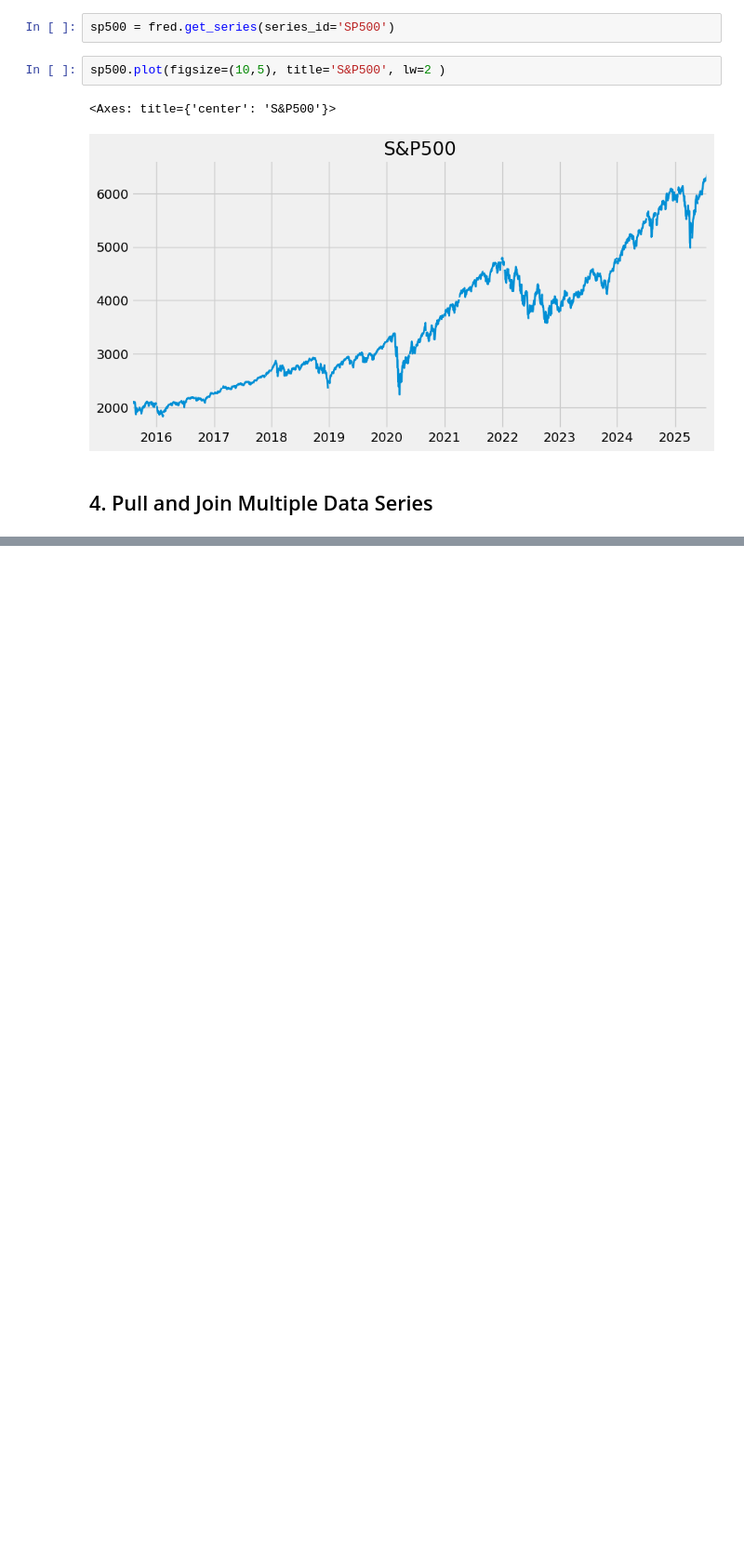
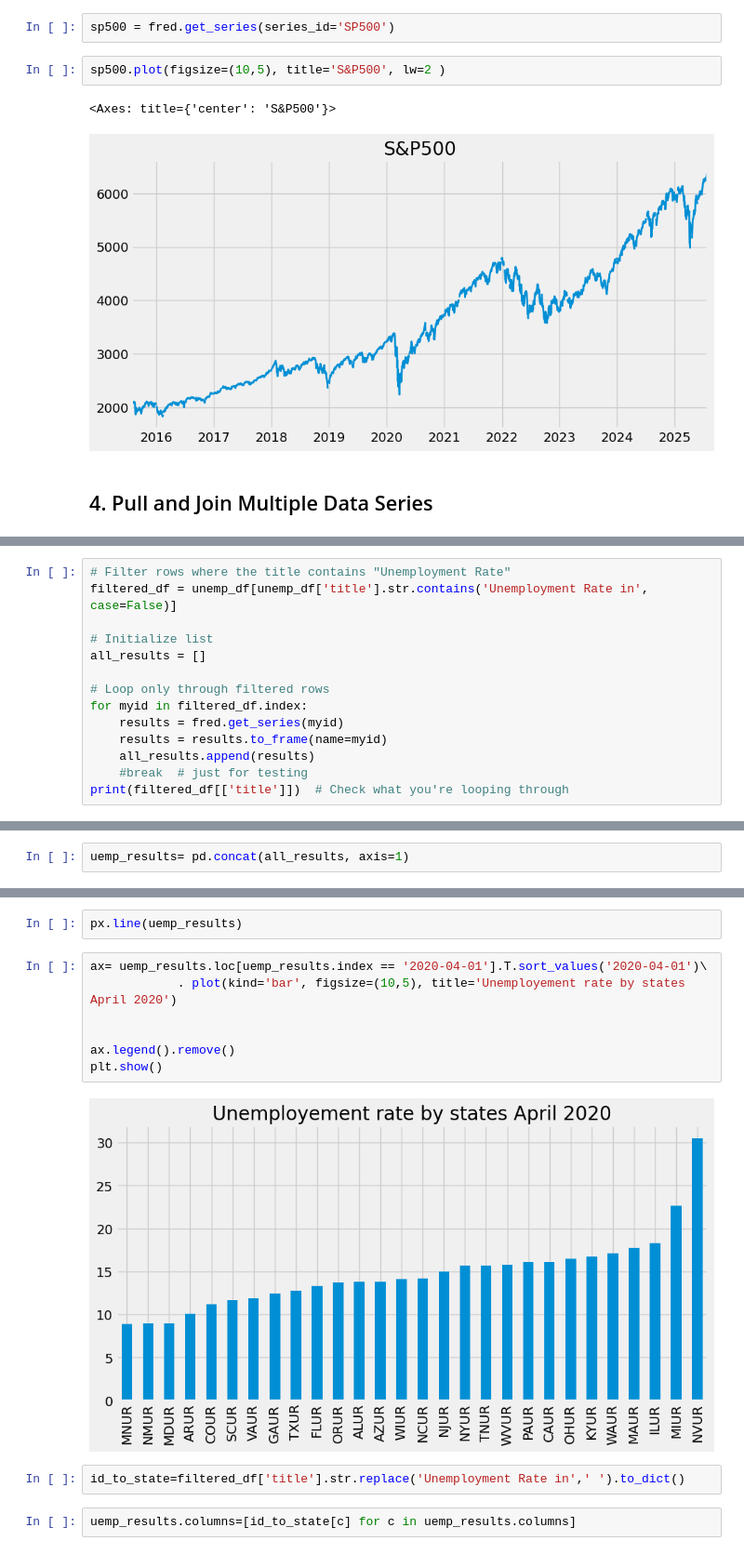
Before and after one commit to markselvan/python_learning, a Jupyter notebook: Economic Data Analysis.ipynb, the cells around one changed output, grey strips where cells are left out. Shown at 93% size. Drawn from its saved outputs; the diff is of its cells as text; blank space fills up the shorter version.

```diff
--- a/Economic Data Analysis.ipynb
+++ b/Economic Data Analysis.ipynb
@@ -105,0 +171,14 @@ uemp_results = fred.search('unemployment')
+# %%
+# Filter rows where the title contains "Unemployment Rate"
+filtered_df = unemp_df[unemp_df['title'].str.contains('Unemployment Rate in', case=False)]
+
+# Initialize list
+all_results = []
+
+# Loop only through filtered rows
+for myid in filtered_df.index:
+    results = fred.get_series(myid)
+    results = results.to_frame(name=myid)
+    all_results.append(results)
+    #break  # just for testing
+print(filtered_df[['title']])  # Check what you're looping through
@@ -105,0 +203,2 @@ uemp_results = fred.search('unemployment')
+# %%
+uemp_results= pd.concat(all_results, axis=1)
@@ -105,0 +245,15 @@ uemp_results = fred.search('unemployment')
+# %%
+px.line(uemp_results)
+# %%
+ax= uemp_results.loc[uemp_results.index == '2020-04-01'].T.sort_values('2020-04-01')\
+            . plot(kind='bar', figsize=(10,5), title='Unemployement rate by states April 2020')
+
+
+ax.legend().remove()
+plt.show()
+# %% [output]
+[figure, added]
+# %%
+id_to_state=filtered_df['title'].str.replace('Unemployment Rate in',' ').to_dict()
+# %%
+uemp_results.columns=[id_to_state[c] for c in uemp_results.columns]
```
Also changed, not shown: parts of 37 cells of this notebook.
